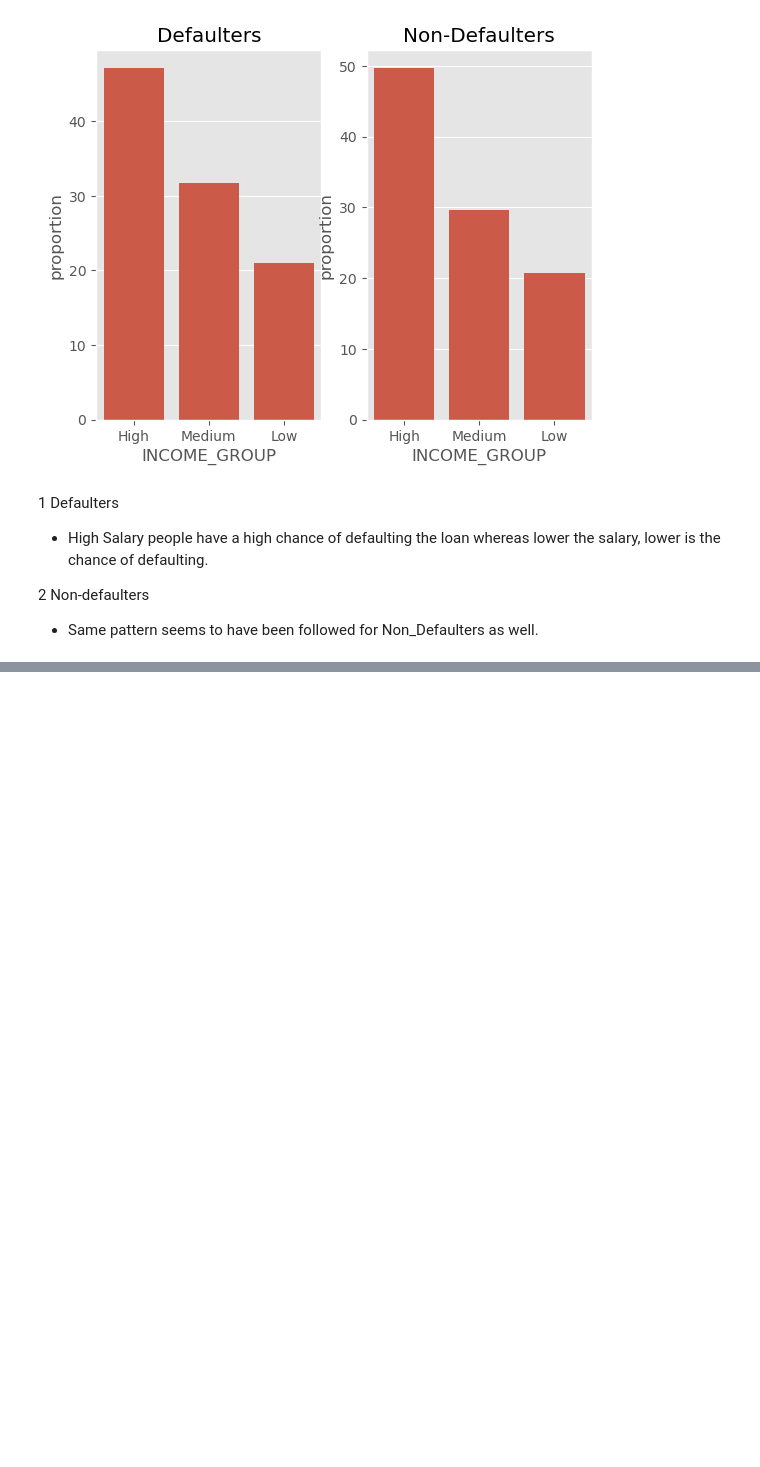
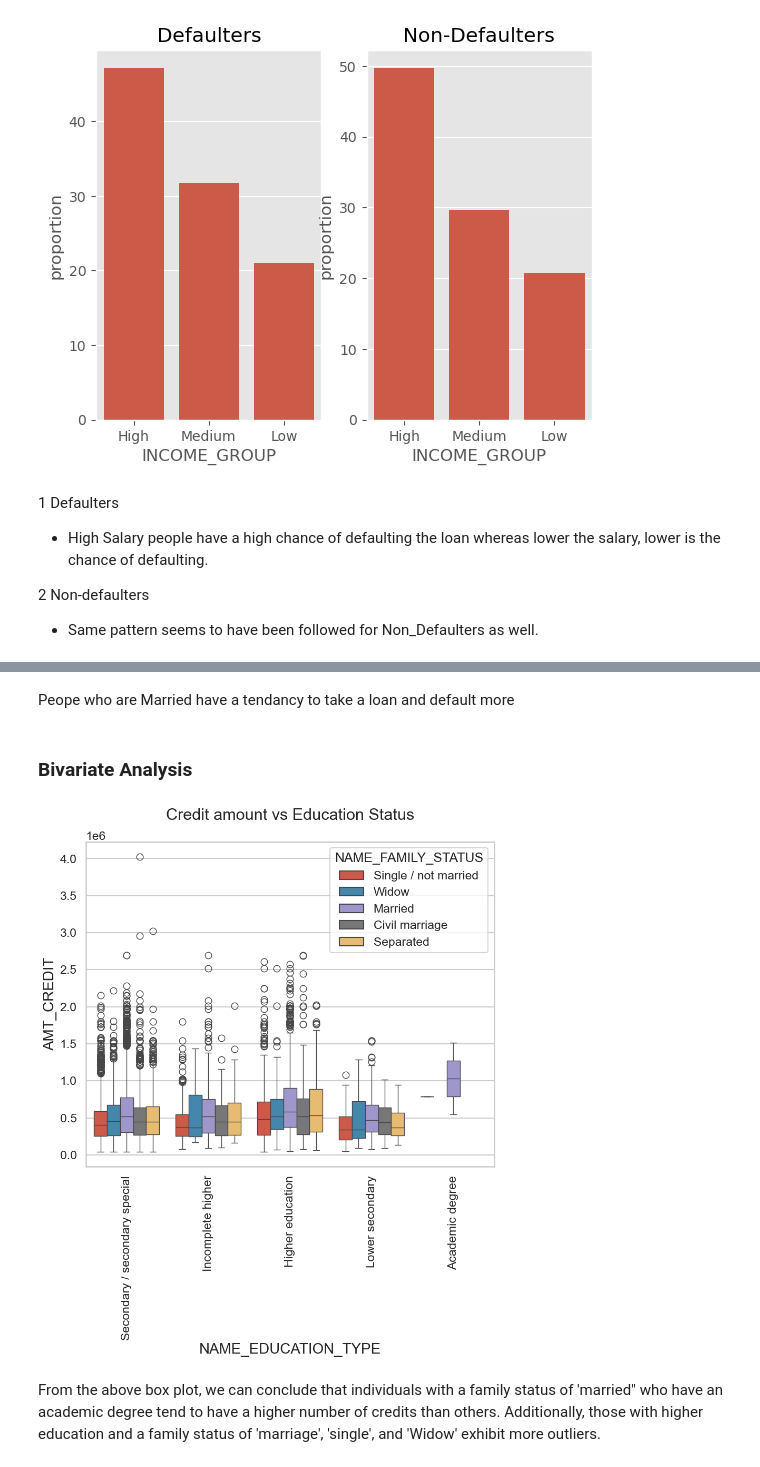
Before and after one commit to PrakNew/UpGrad, a Jupyter notebook: Credit EDA Case Study/credit-eda-case-study.ipynb, the cells around one changed output, grey strips where cells are left out. Drawn from its saved outputs; the diff is of its cells as text; code cells hidden in the pictures; blank space fills up the shorter version.

Commit message:
Credit EDA analysis for bivariate added

```diff
--- a/Credit EDA Case Study/credit-eda-case-study.ipynb
+++ b/Credit EDA Case Study/credit-eda-case-study.ipynb
@@ -791,0 +834,15 @@ Text(0.5, 1.0, 'Non-Defaulters')
+# %% [markdown]
+Peope who are Married have a tendancy to take a loan and default more
+# %% [markdown]
+### Bivariate Analysis
+# %%
+#
+plt.figure(figsize=(10,8))
+plt.xticks(rotation=90)
+sns.boxplot(data =df_defaulters, x='NAME_EDUCATION_TYPE',y='AMT_CREDIT', hue ='NAME_FAMILY_STATUS',orient='v')
+plt.title('Credit amount vs Education Status')
+plt.show()
+# %% [output]
+[figure, added]
+# %% [markdown]
+From the above box plot, we can conclude that individuals with a family status of 'married" who have an academic degree tend to have a higher number of credits than others. Additionally, those with higher education and a family status of 'marriage', 'single', and 'Widow' exhibit more outliers.
```
Also changed, not shown: parts of 8 cells of this notebook.
